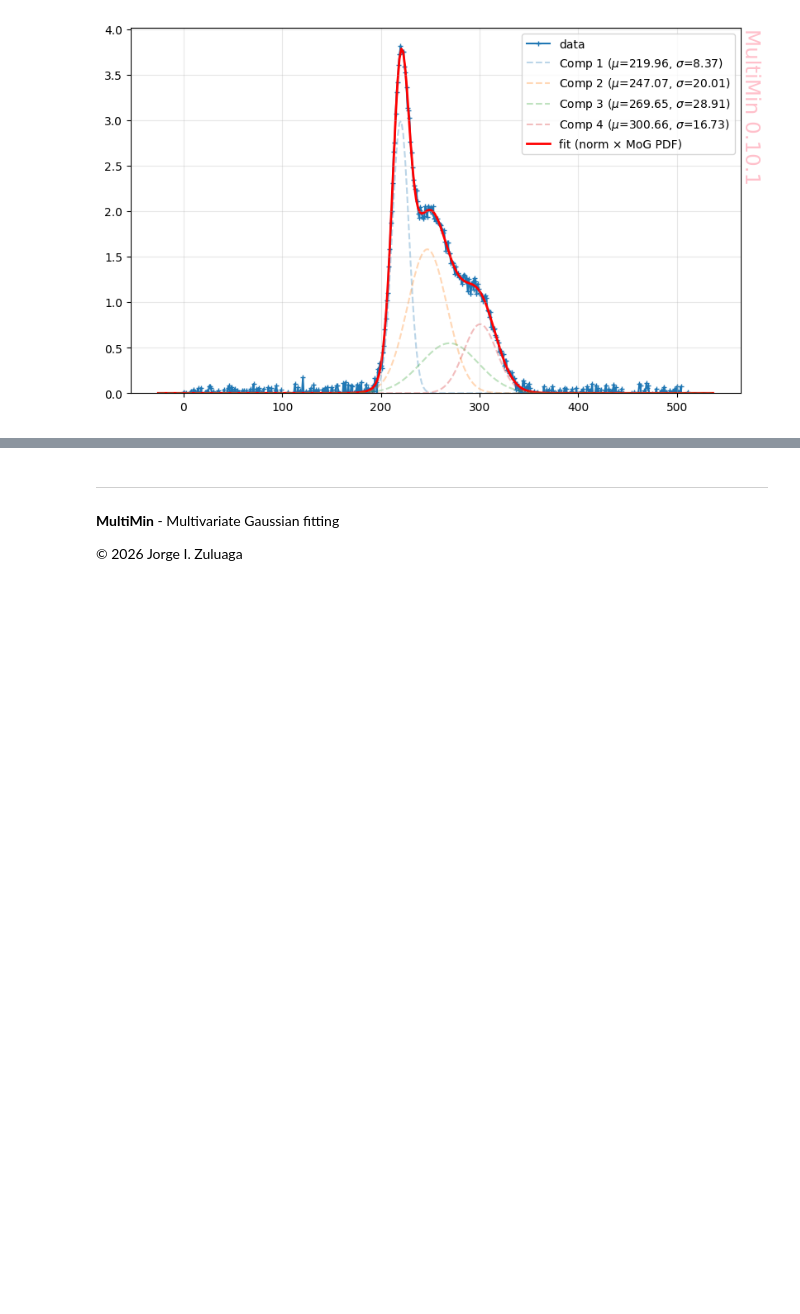
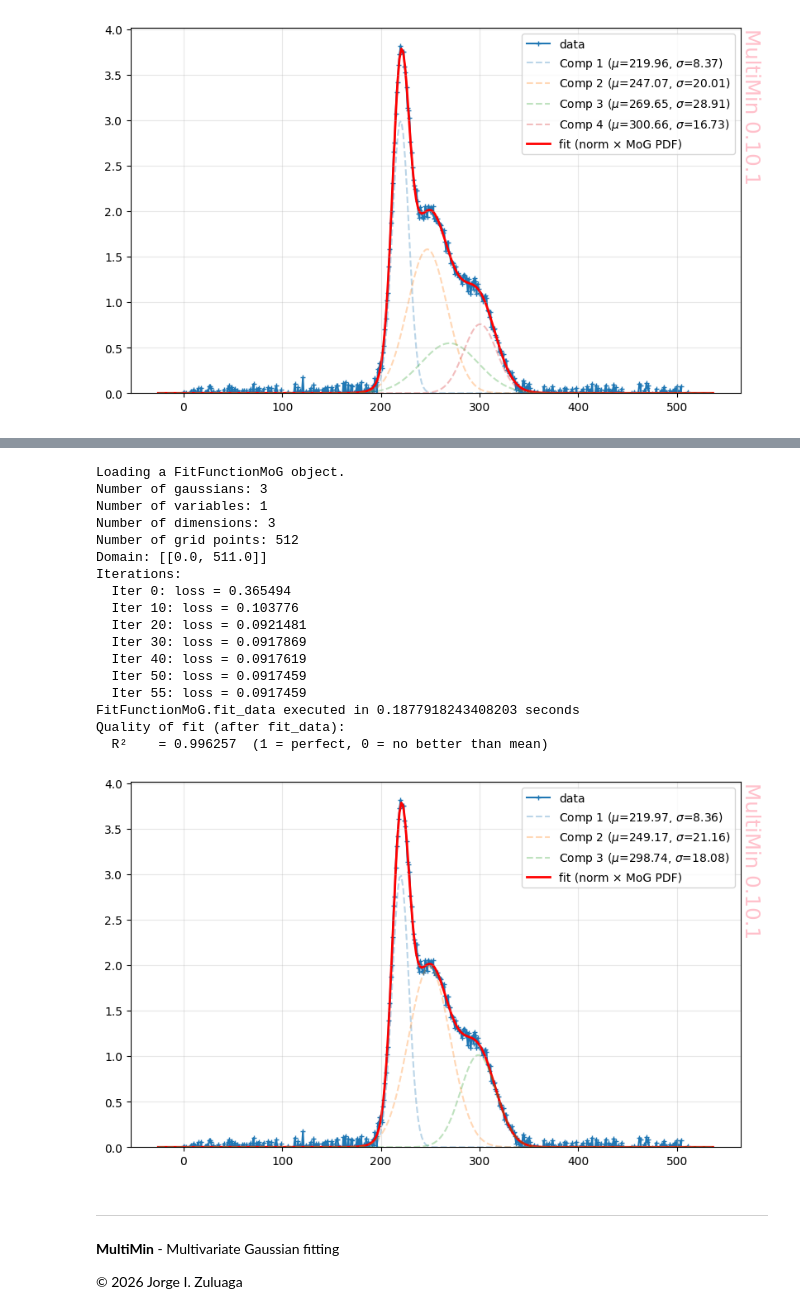
Before and after one commit to seap-udea/multimin, a Jupyter notebook: examples/multimin_functions_tutorial.ipynb, the cells around one changed output, grey strips where cells are left out. Cells and saved outputs as stored; diff of their text form; code cells hidden in the pictures; blank space fills up the shorter version.

Commit message:
[FEAT] Add MoG component dropping, fitting initialization from existing MoG, and a base copy method.

```diff
--- a/examples/multimin_functions_tutorial.ipynb
+++ b/examples/multimin_functions_tutorial.ipynb
@@ -734,0 +728,3 @@ F.mog.tabulate()
+# %%
+mog = F.mog.copy()
+mog.drop(2)
@@ -735,3 +745,29 @@ F.mog.tabulate()
+# %%
+F = mn.FitFunctionMoG(data=(chan, spectrum), ngauss=3)
+F.set_initial_params(from_mog=mog)
+F.fit_data(advance=10)
+R2 = F.quality_of_fit()
+fig = F.plot_fit(dargs=dict())
+plt.savefig(f"gallery/{figprefix}_adaptive_fit_complex_line.png")
+# %% [output]
+Loading a FitFunctionMoG object.
+Number of gaussians: 3
+Number of variables: 1
+Number of dimensions: 3
+Number of grid points: 512
+Domain: [[0.0, 511.0]]
+Iterations:
+  Iter 0: loss = 0.365494
+  Iter 10: loss = 0.103776
+  Iter 20: loss = 0.0921481
+  Iter 30: loss = 0.0917869
+  Iter 40: loss = 0.0917619
+  Iter 50: loss = 0.0917459
+  Iter 55: loss = 0.0917459
+FitFunctionMoG.fit_data executed in 0.1877918243408203 seconds
+Quality of fit (after fit_data):
+  R²    = 0.996257  (1 = perfect, 0 = no better than mean)
+[figure, added]
 # %% [markdown]
 ---
 
```
Also changed, not shown: parts of 19 cells of this notebook, 7 other files.
